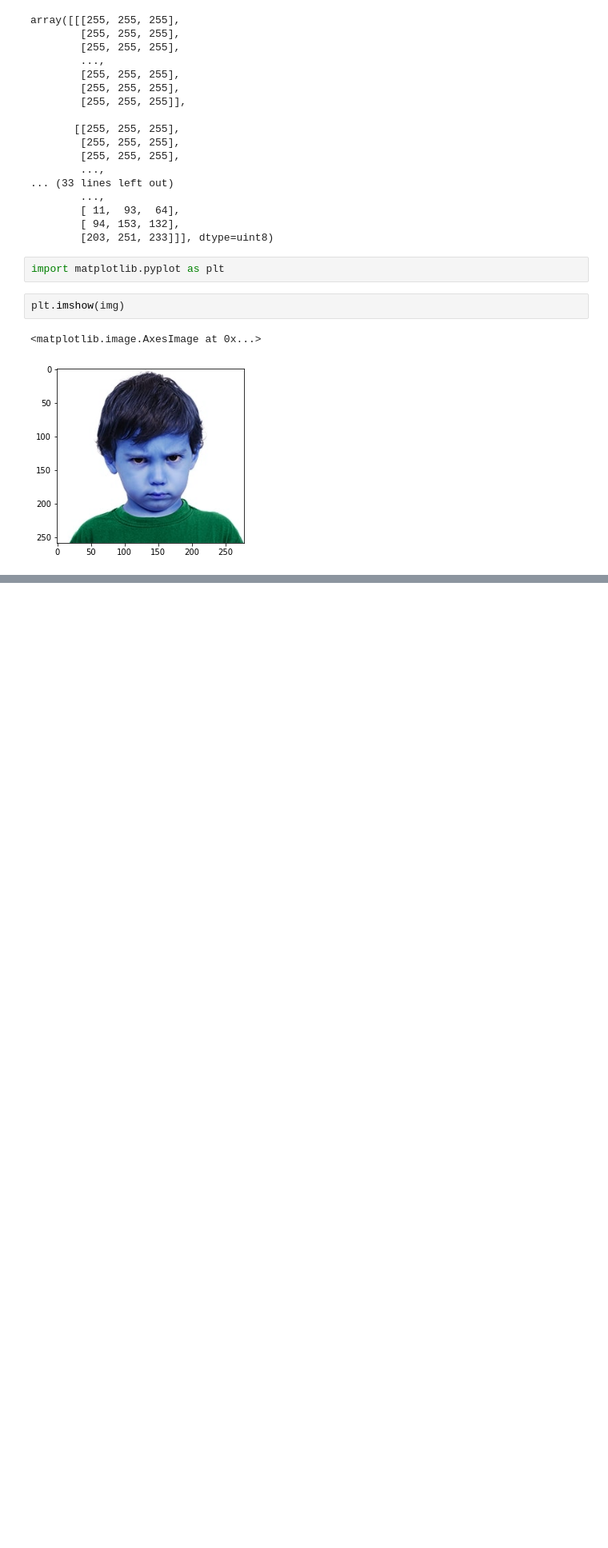
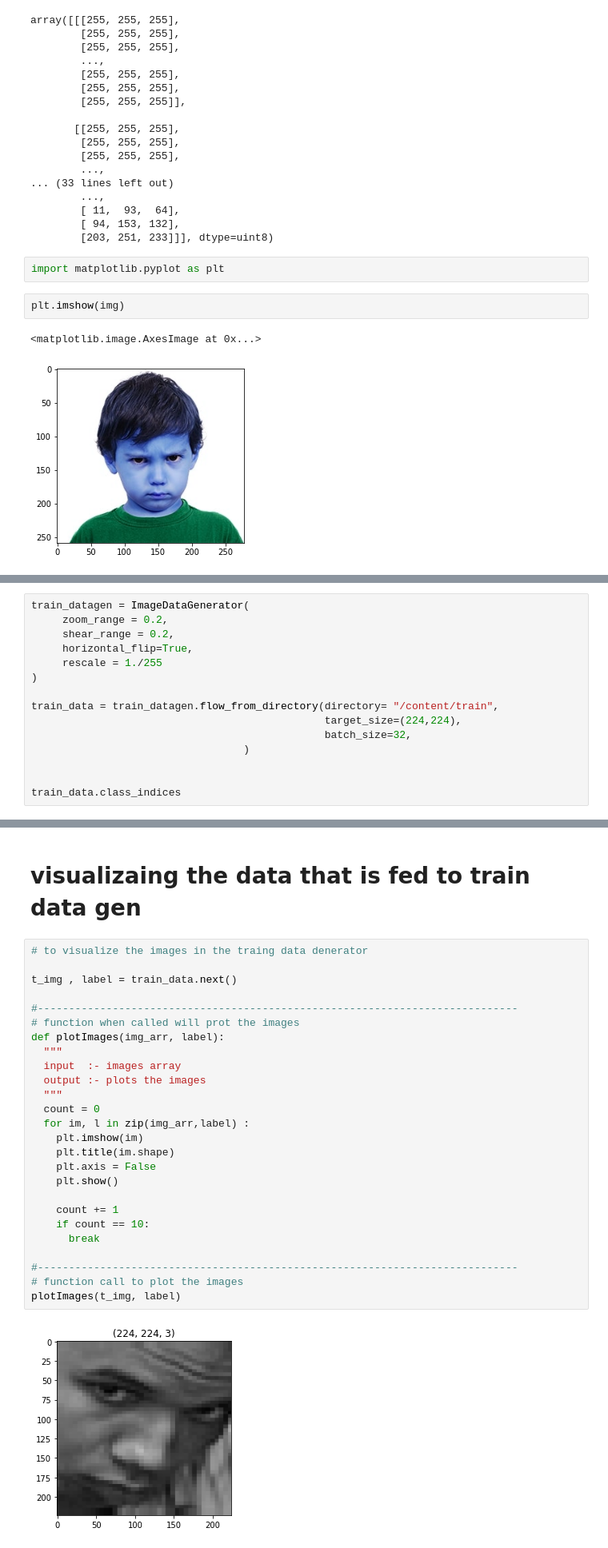
Before and after one commit to atif2786/Face-Emotion-Recognition, a Jupyter notebook: Face_Emotion_Recognition.ipynb, the cells around one changed output, grey strips where cells are left out. Shown: that part at 80% size. Saved outputs shown, nothing was run; the diff lists cells and outputs as text; blank space fills up the shorter version.

```diff
--- a/Face_Emotion_Recognition.ipynb
+++ b/Face_Emotion_Recognition.ipynb
@@ -58,0 +197,15 @@ plt.imshow(img)
+# %%
+train_datagen = ImageDataGenerator(
+     zoom_range = 0.2,
+     shear_range = 0.2,
+     horizontal_flip=True,
+     rescale = 1./255
+)
+
+train_data = train_datagen.flow_from_directory(directory= "/content/train",
+                                               target_size=(224,224),
+                                               batch_size=32,
+                                  )
+
+
+train_data.class_indices
@@ -58,0 +230,30 @@ plt.imshow(img)
+# %% [markdown]
+# **visualizaing the data that is fed to train data gen**
+# %%
+# to visualize the images in the traing data denerator
+
+t_img , label = train_data.next()
+
+#-----------------------------------------------------------------------------
+# function when called will prot the images
+def plotImages(img_arr, label):
+  """
+  input  :- images array
+  output :- plots the images
+  """
+  count = 0
+  for im, l in zip(img_arr,label) :
+    plt.imshow(im)
+    plt.title(im.shape)
+    plt.axis = False
+    plt.show()
+
+    count += 1
+    if count == 10:
+      break
+
+#-----------------------------------------------------------------------------
+# function call to plot the images
+plotImages(t_img, label)
+# %% [output]
+[figure, added]
```
Also changed, not shown: parts of 28 cells of this notebook.
